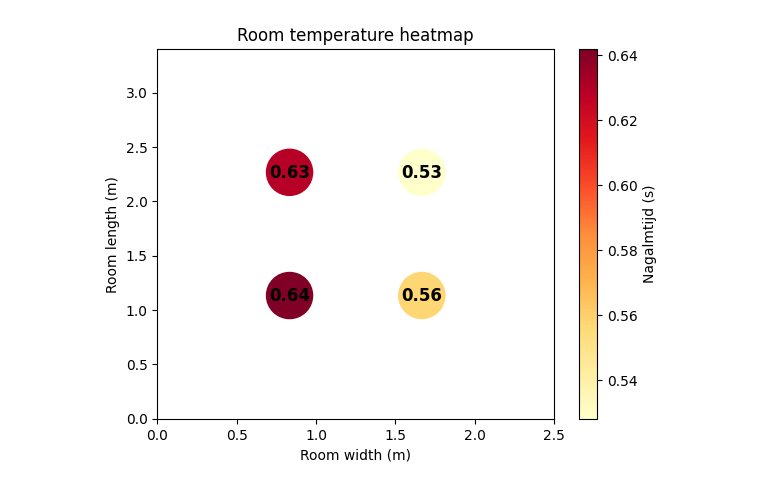
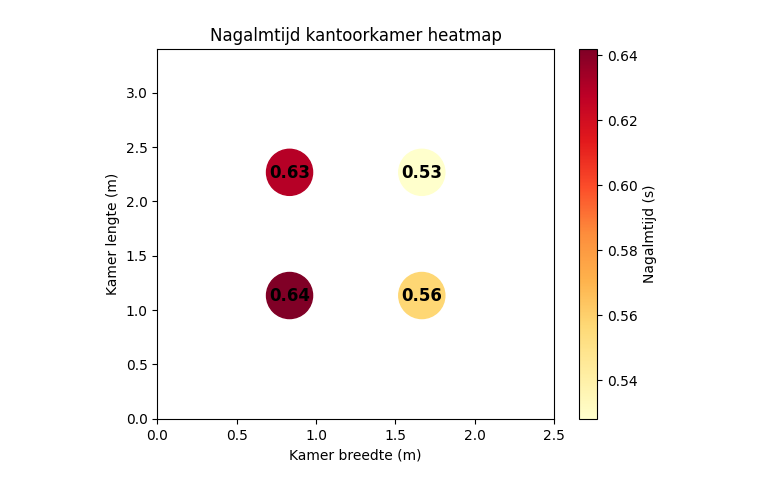
Before and after one commit to Spraxs/hva_project_1_3, a Jupyter notebook: heatmap.ipynb, the cells around one changed output. Drawn from its saved outputs; the diff is of its cells as text; code cells hidden in the pictures.

```diff
--- a/heatmap.ipynb
+++ b/heatmap.ipynb
@@ -95,34 +78,34 @@ x_values = [point_1[0], point_2[0], point_3[0], point_4[0]]
 # Define the values for the heatmap
 # In this example, the values represent temperature at each point in the room
 heatmap_values = np.array([reverb_time_point_1, reverb_time_point_2, reverb_time_point_3, reverb_time_point_4])
 
 # Create the heatmap using Matplotlib's scatter() function
 fig, ax = plt.subplots()
 im = ax.scatter(x_values,
                 [point_1[1], point_2[1], point_3[1], point_4[1]],
                 c=heatmap_values, cmap='YlOrRd', s=1100)
 
 # Add a colorbar
 cbar = ax.figure.colorbar(im, ax=ax)
 cbar.ax.set_ylabel('Nagalmtijd (s)')
 
 # Set the X and Y axis labels for the heatmap
-ax.set_xlabel('Room width (m)')
-ax.set_ylabel('Room length (m)')
+ax.set_xlabel('Kamer breedte (m)')
+ax.set_ylabel('Kamer lengte (m)')
 
 # Room limits
 ax.set_xlim(0, room_width)
 ax.set_ylim(0, room_length)
 
 # Set the title of the heatmap
-ax.set_title("Room temperature heatmap")
+ax.set_title("Nagalmtijd kantoorkamer heatmap")
 
 # Add text annotations for each point
 for i, value in enumerate(heatmap_values):
     ax.text(x_values[i], [point_1[1], point_2[1], point_3[1], point_4[1]][i], round(value, 2),
             ha='center', va='center', fontsize=12, fontweight='bold')
 
 # Show the plot
 plt.show()
 # %% [output]
-[figure, old version]
+[figure, new version]
```
Also changed, not shown: parts of 1 cell of this notebook.
